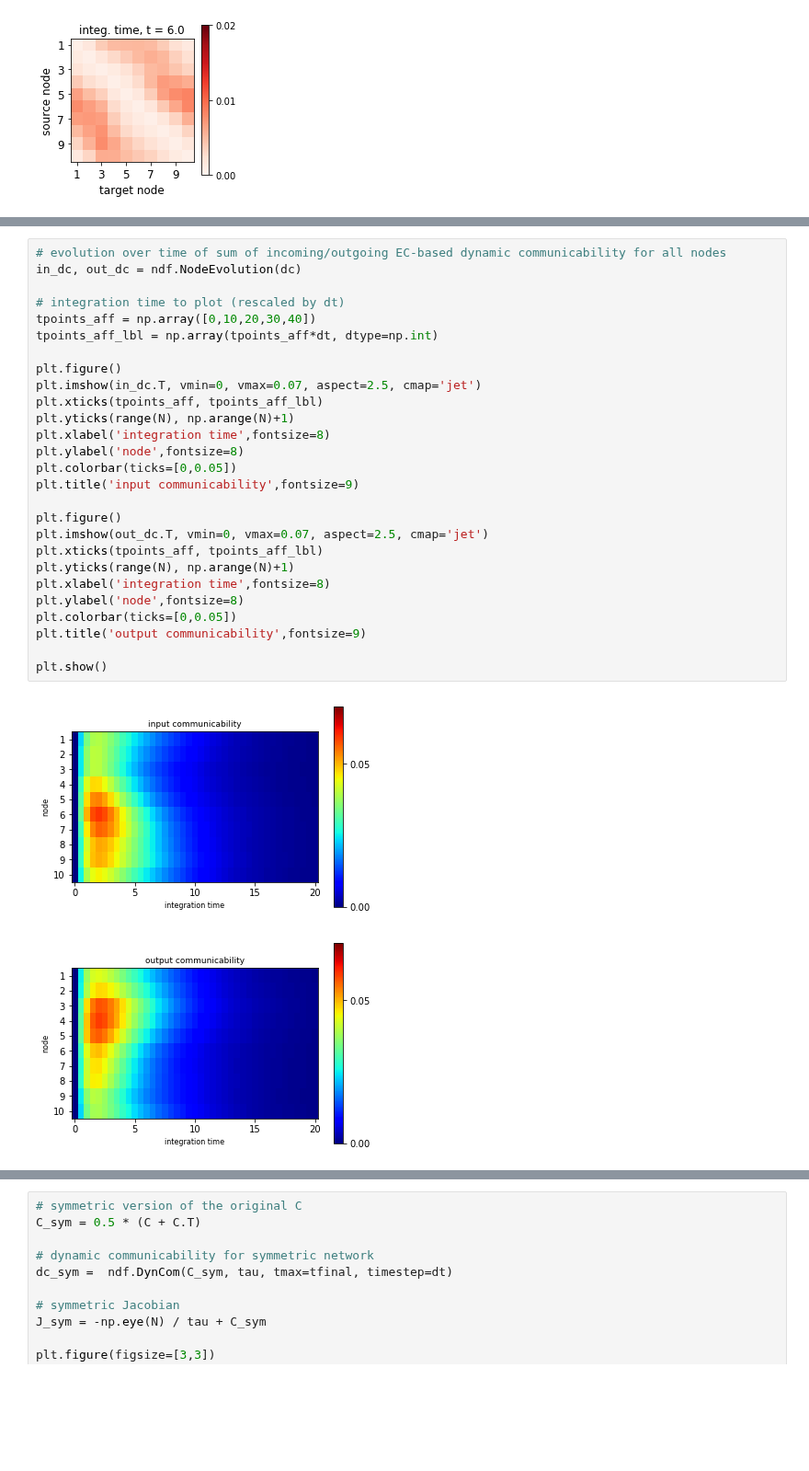
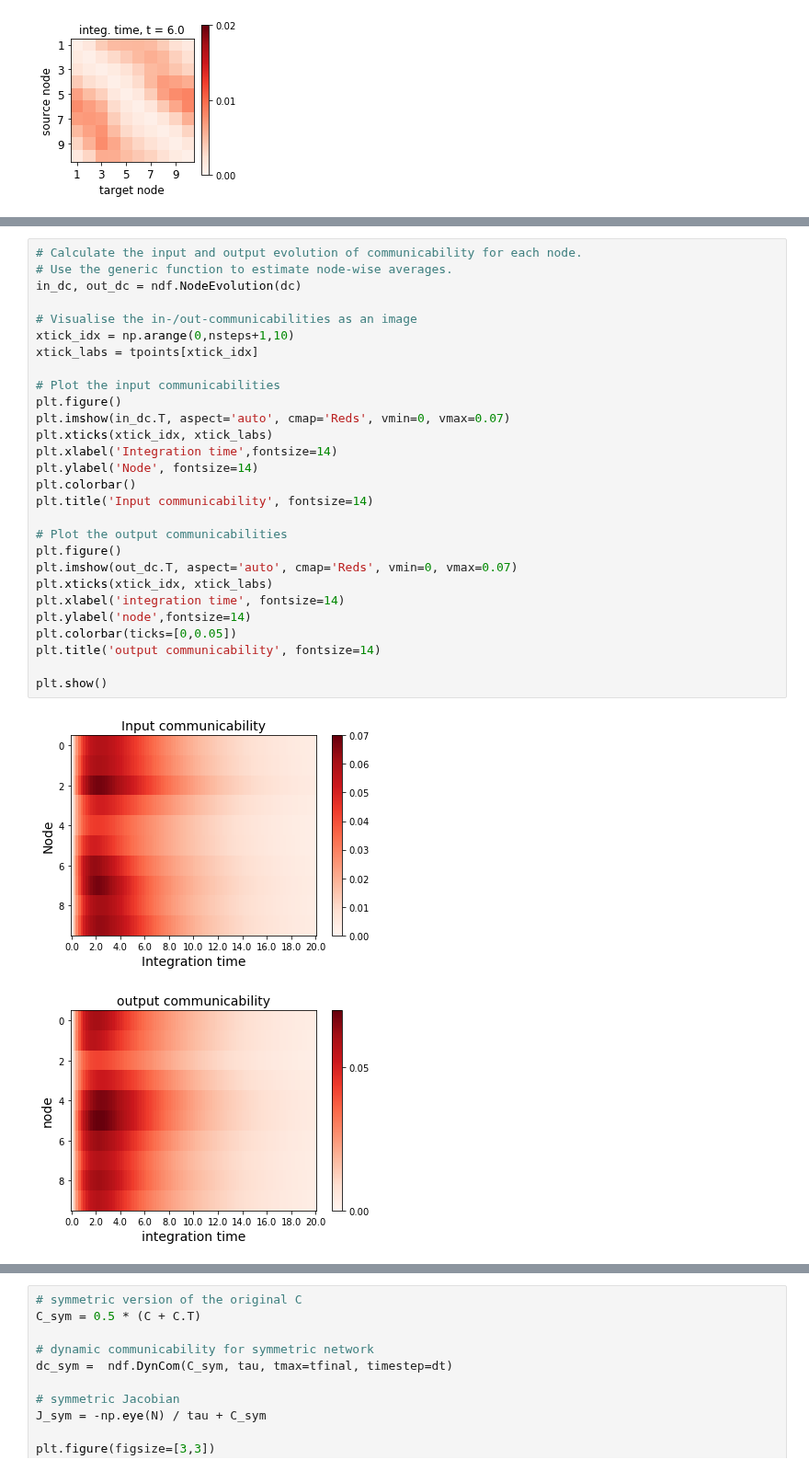
Before and after one commit to mb-BCA/NetDynFlow, a Jupyter notebook: Examples/Tutorial_1_Basics.ipynb, the cells around one changed output, grey strips where cells are left out. Shown at 92% size. Saved outputs shown, nothing was run; the diff lists cells and outputs as text; blank space fills up the shorter version.

```diff
--- a/Examples/Tutorial_1_Basics.ipynb
+++ b/Examples/Tutorial_1_Basics.ipynb
@@ -454,30 +459,31 @@ plt.show()
 # %%
-# evolution over time of sum of incoming/outgoing EC-based dynamic communicability for all nodes
+# Calculate the input and output evolution of communicability for each node.
+# Use the generic function to estimate node-wise averages.
 in_dc, out_dc = ndf.NodeEvolution(dc)
 
-# integration time to plot (rescaled by dt)
-tpoints_aff = np.array([0,10,20,30,40])
-tpoints_aff_lbl = np.array(tpoints_aff*dt, dtype=np.int)
+# Visualise the in-/out-communicabilities as an image
+xtick_idx = np.arange(0,nsteps+1,10)
+xtick_labs = tpoints[xtick_idx]
 
+# Plot the input communicabilities
 plt.figure()
-plt.imshow(in_dc.T, vmin=0, vmax=0.07, aspect=2.5, cmap='jet')
-plt.xticks(tpoints_aff, tpoints_aff_lbl)
-plt.yticks(range(N), np.arange(N)+1)
-plt.xlabel('integration time',fontsize=8)
-plt.ylabel('node',fontsize=8)
+plt.imshow(in_dc.T, aspect='auto', cmap='Reds', vmin=0, vmax=0.07)
+plt.xticks(xtick_idx, xtick_labs)
+plt.xlabel('Integration time',fontsize=14)
+plt.ylabel('Node', fontsize=14)
+plt.colorbar()
+plt.title('Input communicability', fontsize=14)
+
+# Plot the output communicabilities
+plt.figure()
+plt.imshow(out_dc.T, aspect='auto', cmap='Reds', vmin=0, vmax=0.07)
+plt.xticks(xtick_idx, xtick_labs)
+plt.xlabel('integration time', fontsize=14)
+plt.ylabel('node',fontsize=14)
 plt.colorbar(ticks=[0,0.05])
-plt.title('input communicability',fontsize=9)
-
-plt.figure()
-plt.imshow(out_dc.T, vmin=0, vmax=0.07, aspect=2.5, cmap='jet')
-plt.xticks(tpoints_aff, tpoints_aff_lbl)
-plt.yticks(range(N), np.arange(N)+1)
-plt.xlabel('integration time',fontsize=8)
-plt.ylabel('node',fontsize=8)
-plt.colorbar(ticks=[0,0.05])
-plt.title('output communicability',fontsize=9)
+plt.title('output communicability', fontsize=14)
 
 plt.show()
 # %% [output]
-[figure, old version]
+[figure, new version]
-[figure, old version]
+[figure, new version]
```
Also changed, not shown: parts of 7 cells of this notebook.
